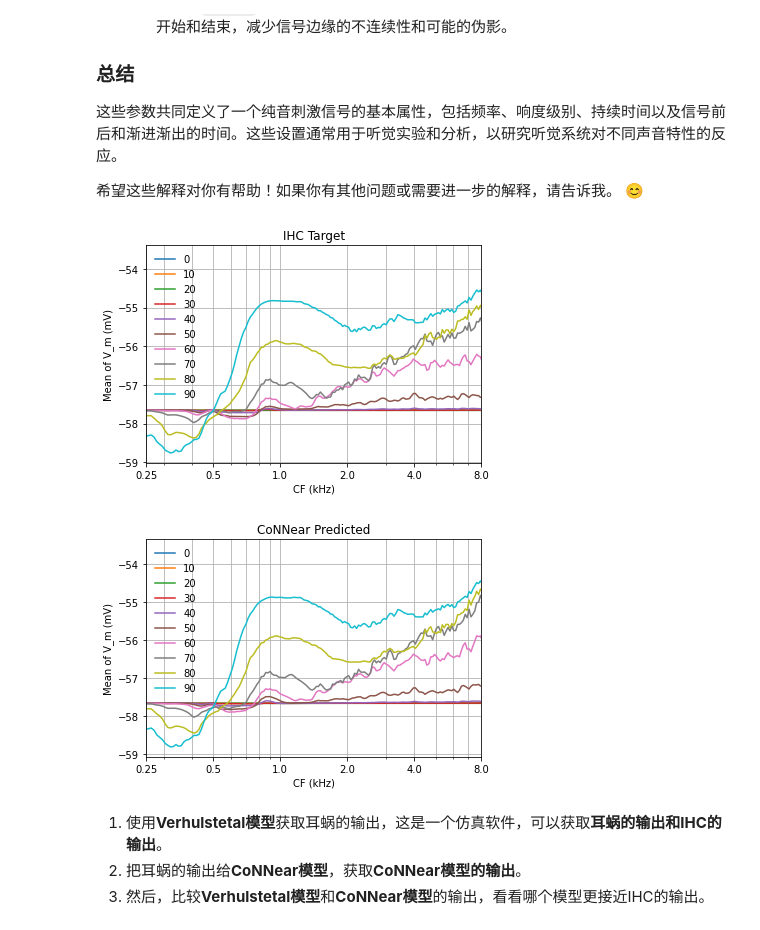
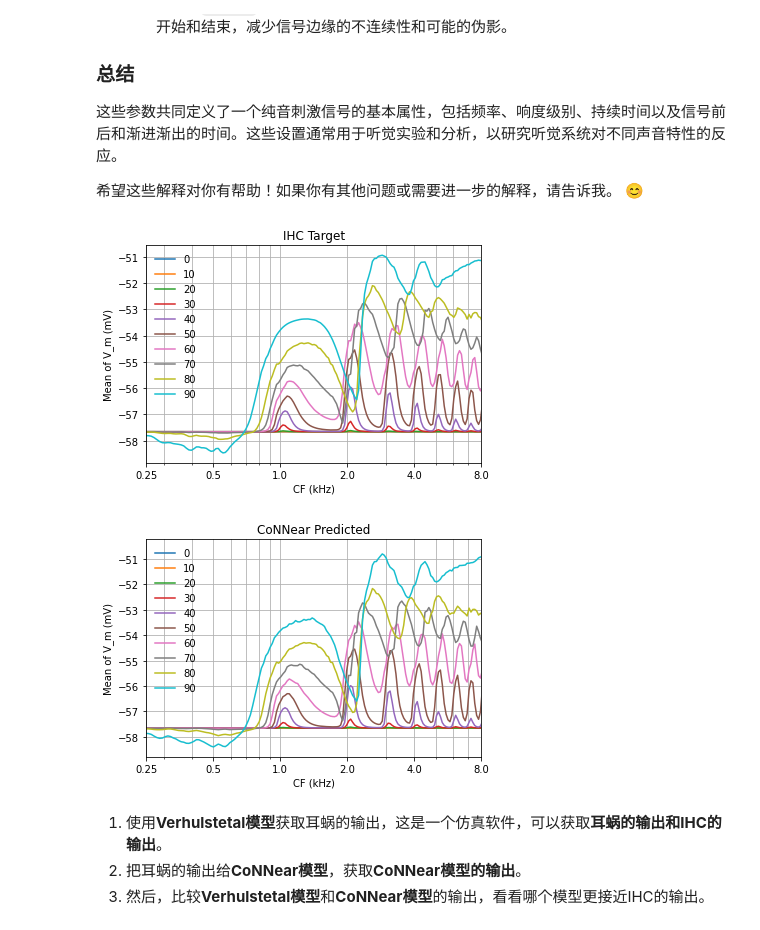
Before and after one commit to xuhe2/CoNNear_IHC-ANF, a Jupyter notebook: connear_notebook.ipynb, the cells around one changed output. Drawn from its saved outputs; the diff is of its cells as text; code cells hidden in the pictures.

```diff
--- a/connear_notebook.ipynb
+++ b/connear_notebook.ipynb
@@ -142,14 +145,32 @@ silence_left = 12.8e-3 # silence before the onset of the stimulus - 12.8 ms corr
 silence_right = 12.8e-3 # silence after the stimulus - 256 samples
 win_dur = 5.0e-3 # 5ms long hanning window for gradual onset
 
-# make stimulus
-t = np.arange(0., stim_dur, 1./fs_tl)
-stim_sin = np.sin(2 * np.pi * f_tone * t) # generate the pure tone
+def generate_stim(stim_dur, fs_tl, f_tone, noise_level=0.1, waveform='triangle'):
+    t = np.arange(0., stim_dur, 1./fs_tl)
 
-# 添加白噪声
-noise_level = 0.3  # 噪声水平
-noise = np.random.randn(len(stim_sin)) * noise_level
-stim_sin += noise
+    # 生成基本信号
+    if waveform == 'triangle':
+        # 生成一个周期内的三角波
+        one_period = np.linspace(-1, 1, int(fs_tl / f_tone))
+        # 重复周期，生成整个信号
+        stim_sin = np.tile(one_period, int(stim_dur * f_tone))[:len(t)]
+    elif waveform == 'square':
+        # 生成一个周期内的方波
+        one_period = np.ones(int(fs_tl / (2 * f_tone)))
+        one_period = np.concatenate([one_period, -one_period])
+        # 重复周期，生成整个信号
+        stim_sin = np.tile(one_period, int(stim_dur * f_tone / 2))[:len(t)]
+    else:
+        raise ValueError("Unsupported waveform")
+
+    # 添加白噪声
+    noise = np.random.randn(len(stim_sin)) * noise_level
+    stim_sin += noise
+
+    return stim_sin
+
+# Generate the stimulus
+stim_sin = generate_stim(stim_dur, fs_tl, f_tone, noise_level=0.1, waveform='triangle')
 
 # apply hanning window
 winlength = int(2*win_dur * fs_tl)
@@ -183,6 +204,7 @@ del output # remove the output variable to free-up some memory
 ihc_target = ihc_target[:, context_left:-context_right,:]
 # apply proper scaling for feeding to the CoNNear
 tl_target = tl_target * cochlea_scaling # scaling for the cochlear input
+# tl_target = tl_target[:,0:-context_right,:] # remove context from the corresponding output
 
 # compute the mean across CF for each level
 ihc_target_mean = np.mean(ihc_target,axis=1)
@@ -200,8 +222,7 @@ ihc_connear = ihc_connear / ihc_scaling # scaling for the IHC output
 
 # compute the mean across CF for each level
 ihc_connear_mean = np.mean(ihc_connear,axis=1)
-
-print('ihc connear shape: ', ihc_connear.shape)
+print('Done with CoNNear')
 # %% [output]
 Done with IHC stage
 running human auditory model 2018: Verhulst, Altoe, Vasilkov
@@ -245,33 +276,31 @@ ihc connear shape:  (10, 2048, 201)
 # %%
 ############ Plots ###################
 # Plot the mean Vihc patterns for the reference model
 CF_rep=np.tile(CF_tl, (len(L),1))
 plt.semilogx(CF_rep.T/1e3, 1e3*ihc_target_mean.T)
 plt.xlim(0.25,8.), plt.grid(which='both'),
 plt.xticks(ticks=(0.25, 0.5, 1., 2., 4., 8.) , labels=(0.25, 0.5, 1., 2., 4., 8.))
 #plt.ylim(-59, -49.5)
 plt.xlabel('CF (kHz)')
 plt.ylabel('Mean of V_m (mV)')
 plt.title('IHC Target')
 plt.legend(L.astype(int), frameon=False)
 plt.show()
 
 # Plot the mean Vihc patterns for the CoNNear model
 CF_rep=np.tile(CF_connear, (len(L),1))
 plt.semilogx(CF_rep.T/1e3, 1e3*ihc_connear_mean.T)
 plt.xlim(0.25,8.), plt.grid(which='both'),
 plt.xticks(ticks=(0.25, 0.5, 1., 2., 4., 8.) , labels=(0.25, 0.5, 1., 2., 4., 8.))
 #plt.ylim(-59, -49.5)
 plt.xlabel('CF (kHz)')
 plt.ylabel('Mean of V_m (mV)')
 plt.title('CoNNear Predicted')
 plt.legend(L.astype(int), frameon=False)
 plt.show()
-
-del ihc # remove the connear model variable to free-up some memory
 # %% [output]
-[figure, old version]
+[figure, new version]
-[figure, old version]
+[figure, new version]
 # %% [markdown]
 1. 使用**Verhulstetal模型**获取耳蜗的输出，这是一个仿真软件，可以获取**耳蜗的输出和IHC的输出**。
 2. 把耳蜗的输出给**CoNNear模型**，获取**CoNNear模型的输出**。
```
Also changed, not shown: parts of 9 cells of this notebook.
